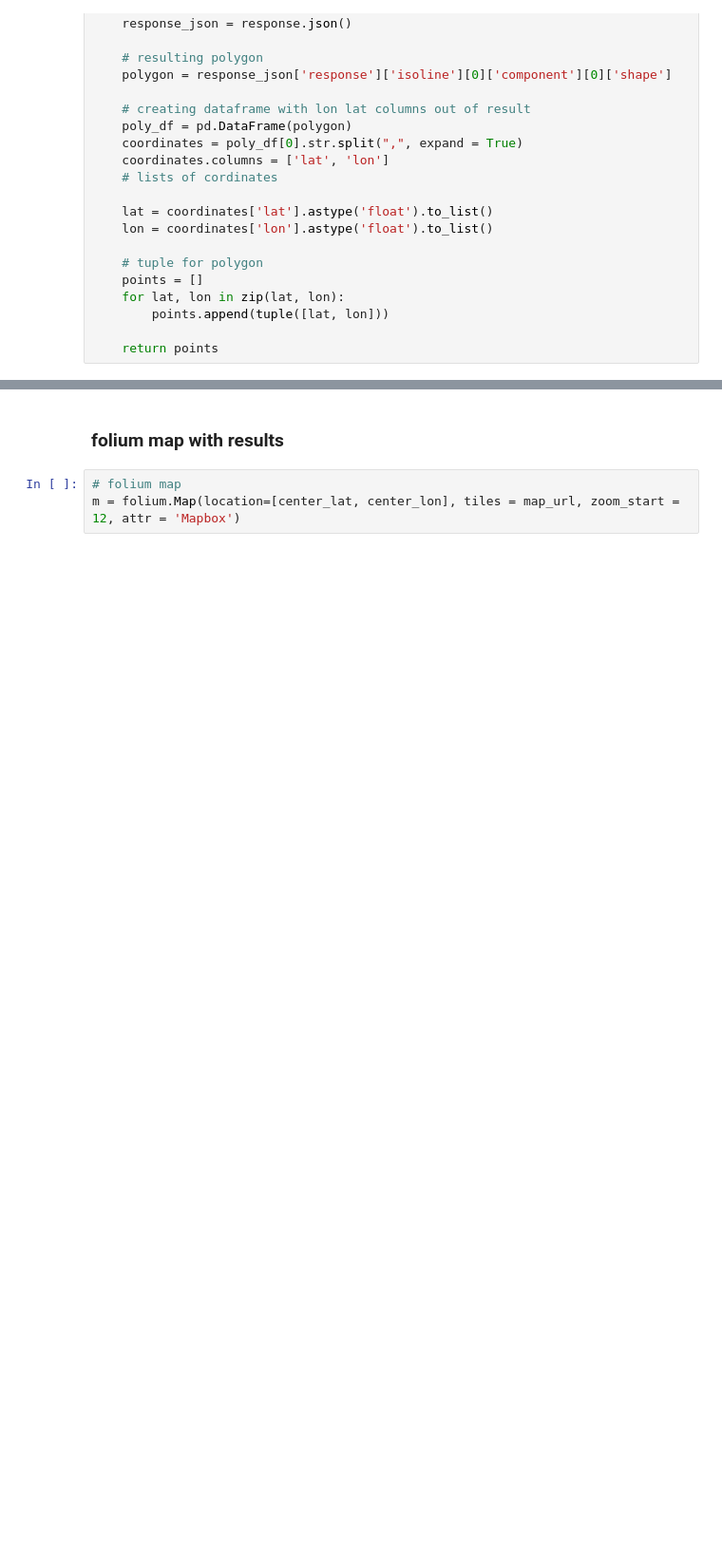
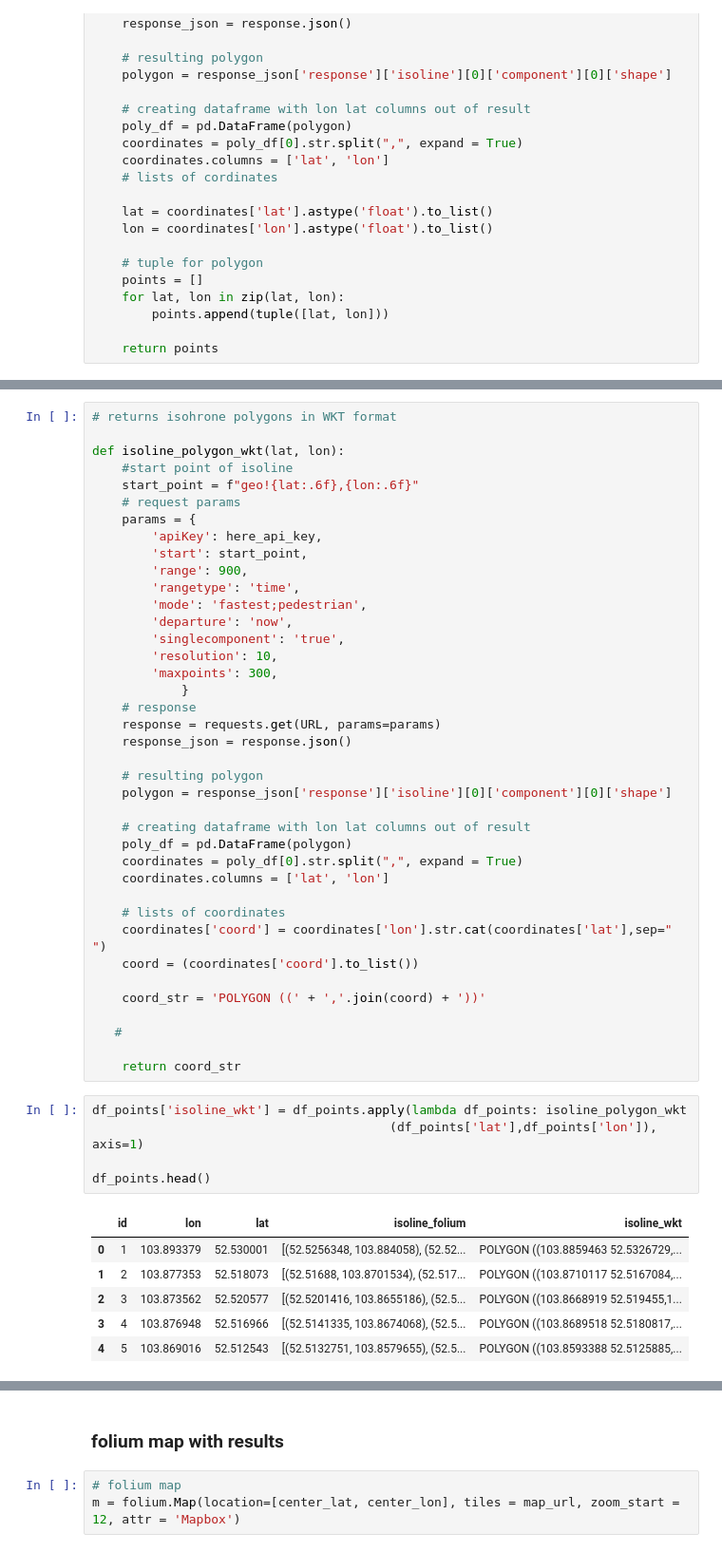
Before and after one commit to skaryaeva/urban_studies_notebooks, a Jupyter notebook: isohrones_api.ipynb, the cells around one changed output, grey strips where cells are left out. Shown at 95% size. Saved outputs shown, nothing was run; the diff lists cells and outputs as text; blank space fills up the shorter version.

Commit message:
wkt format for here isohrones

```diff
--- a/isohrones_api.ipynb
+++ b/isohrones_api.ipynb
@@ -92,2 +101,53 @@ df_points.head()
+# %%
+# returns isohrone polygons in WKT format
+
+def isoline_polygon_wkt(lat, lon):
+    #start point of isoline
+    start_point = f"geo!{lat:.6f},{lon:.6f}"
+    # request params
+    params = {
+        'apiKey': here_api_key,
+        'start': start_point,
+        'range': 900,
+        'rangetype': 'time',
+        'mode': 'fastest;pedestrian',
+        'departure': 'now',
+        'singlecomponent': 'true',
+        'resolution': 10,
+        'maxpoints': 300,
+            }
+    # response
+    response = requests.get(URL, params=params)
+    response_json = response.json()
+
+    # resulting polygon
+    polygon = response_json['response']['isoline'][0]['component'][0]['shape']
+
+    # creating dataframe with lon lat columns out of result
+    poly_df = pd.DataFrame(polygon)
+    coordinates = poly_df[0].str.split(",", expand = True)
+    coordinates.columns = ['lat', 'lon']
+
+    # lists of coordinates
+    coordinates['coord'] = coordinates['lon'].str.cat(coordinates['lat'],sep=" ")
+    coord = (coordinates['coord'].to_list())
+
+    coord_str = 'POLYGON ((' + ','.join(coord) + '))'
+
+   #
+
+    return coord_str
+# %%
+df_points['isoline_wkt'] = df_points.apply(lambda df_points: isoline_polygon_wkt
+                                        (df_points['lat'],df_points['lon']), axis=1)
+
+df_points.head()
+# %% [output]
+|  | id | lon | lat | isoline_folium | isoline_wkt |
+| 0 | 1 | 103.893379 | 52.530001 | [(52.5256348, 103.884058), (52.52... | POLYGON ((103.8859463 52.5326729,... |
+| 1 | 2 | 103.877353 | 52.518073 | [(52.51688, 103.8701534), (52.517... | POLYGON ((103.8710117 52.5167084,... |
+| 2 | 3 | 103.873562 | 52.520577 | [(52.5201416, 103.8655186), (52.5... | POLYGON ((103.8668919 52.519455,1... |
+| 3 | 4 | 103.876948 | 52.516966 | [(52.5141335, 103.8674068), (52.5... | POLYGON ((103.8689518 52.5180817,... |
+| 4 | 5 | 103.869016 | 52.512543 | [(52.5132751, 103.8579655), (52.5... | POLYGON ((103.8593388 52.5125885,... |
 # %%
 # save results as csv
```
Also changed, not shown: parts of 6 cells of this notebook, 1 other file.
